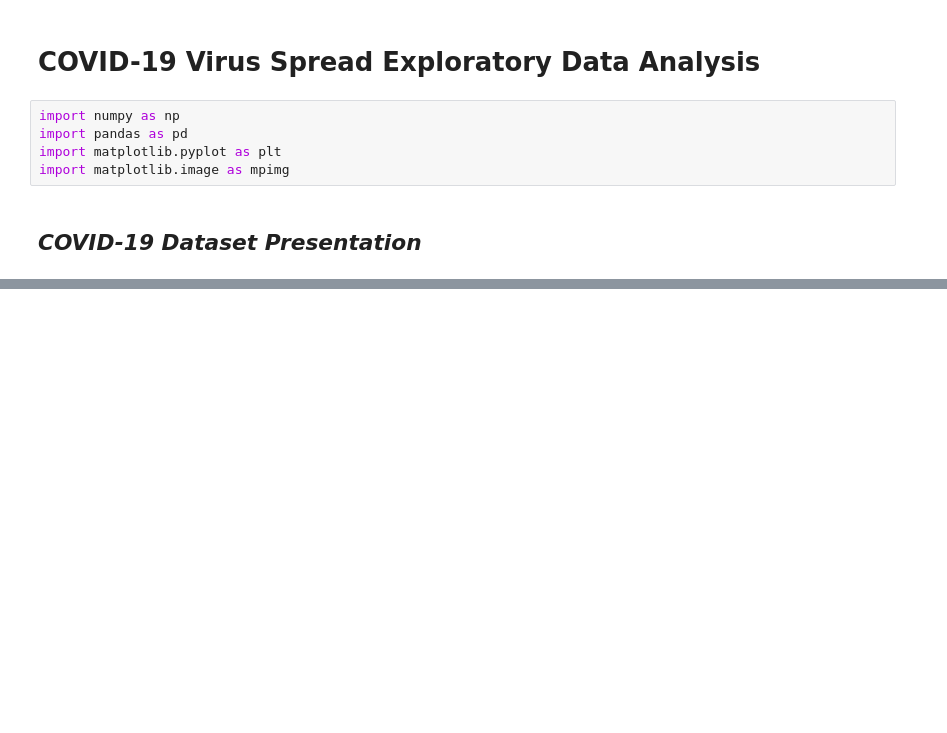
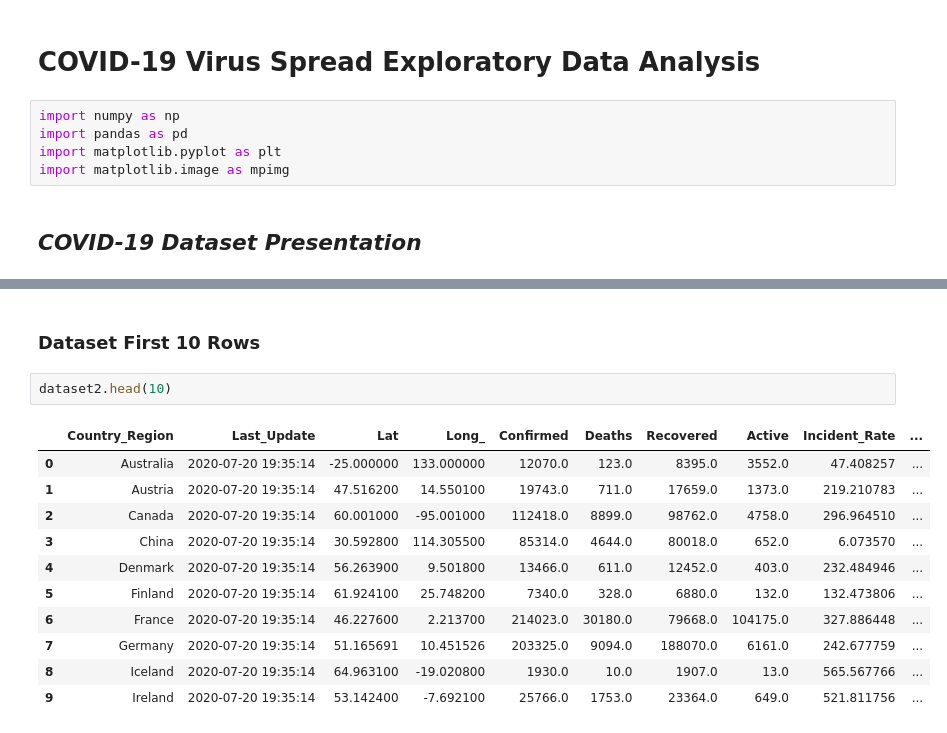
Before and after one commit to trabdlkarim/comu-ce-summer-internship, a Jupyter notebook: ipynb/ASSN4_2020-08-10.ipynb, the cells around one changed output, grey strips where cells are left out. Drawn from its saved outputs; the diff is of its cells as text; blank space fills up the shorter version.

```diff
--- a/ipynb/ASSN4_2020-08-10.ipynb
+++ b/ipynb/ASSN4_2020-08-10.ipynb
@@ -37,0 +180,16 @@ It is an excellent database for people who want to try learning techniques of da
+# %% [markdown]
+### Dataset First 10 Rows
+# %%
+dataset2.head(10)
+# %% [output]
+|  | Country_Region | Last_Update | Lat | Long_ | Confirmed | Deaths | Recovered | Active | Incident_Rate | ... |
+| 0 | Australia | 2020-07-20 19:35:14 | -25.000000 | 133.000000 | 12070.0 | 123.0 | 8395.0 | 3552.0 | 47.408257 | ... |
+| 1 | Austria | 2020-07-20 19:35:14 | 47.516200 | 14.550100 | 19743.0 | 711.0 | 17659.0 | 1373.0 | 219.210783 | ... |
+| 2 | Canada | 2020-07-20 19:35:14 | 60.001000 | -95.001000 | 112418.0 | 8899.0 | 98762.0 | 4758.0 | 296.964510 | ... |
+| 3 | China | 2020-07-20 19:35:14 | 30.592800 | 114.305500 | 85314.0 | 4644.0 | 80018.0 | 652.0 | 6.073570 | ... |
+| 4 | Denmark | 2020-07-20 19:35:14 | 56.263900 | 9.501800 | 13466.0 | 611.0 | 12452.0 | 403.0 | 232.484946 | ... |
+| 5 | Finland | 2020-07-20 19:35:14 | 61.924100 | 25.748200 | 7340.0 | 328.0 | 6880.0 | 132.0 | 132.473806 | ... |
+| 6 | France | 2020-07-20 19:35:14 | 46.227600 | 2.213700 | 214023.0 | 30180.0 | 79668.0 | 104175.0 | 327.886448 | ... |
+| 7 | Germany | 2020-07-20 19:35:14 | 51.165691 | 10.451526 | 203325.0 | 9094.0 | 188070.0 | 6161.0 | 242.677759 | ... |
+| 8 | Iceland | 2020-07-20 19:35:14 | 64.963100 | -19.020800 | 1930.0 | 10.0 | 1907.0 | 13.0 | 565.567766 | ... |
+| 9 | Ireland | 2020-07-20 19:35:14 | 53.142400 | -7.692100 | 25766.0 | 1753.0 | 23364.0 | 649.0 | 521.811756 | ... |
```
Also changed, not shown: parts of 47 cells of this notebook.
